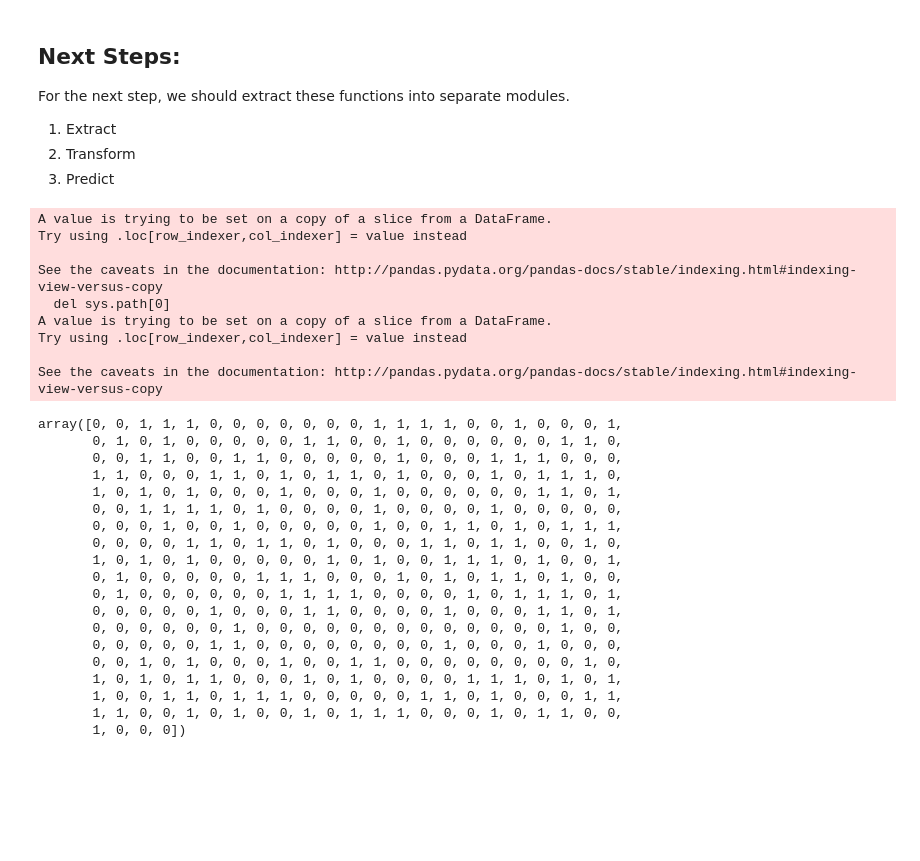
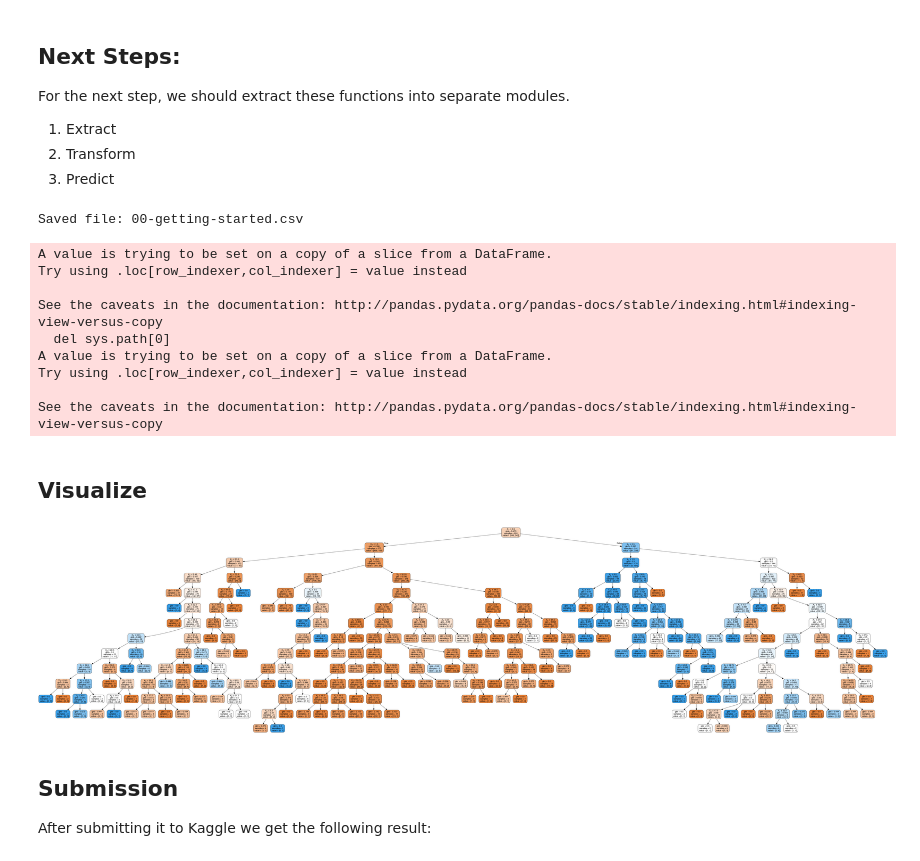
Before and after one commit to frankzl/titanic-kaggle-challenge, a Jupyter notebook: 00-Getting-Started.ipynb, the cells around one changed output. Drawn from its saved outputs; the diff is of its cells as text; code cells hidden in the pictures; blank space fills up the shorter version.

```diff
--- a/00-Getting-Started.ipynb
+++ b/00-Getting-Started.ipynb
@@ -175,33 +175,42 @@ labels = train['Survived']
 
 tree = dt.DecisionTree(features)
 p.train(tree, transform(train), labels)
-p.predict(tree, transform(test))
+predictions = p.predict(tree, transform(test))
+
+ID = "PassengerId"
+LABEL = "Survived"
+
+p.save( "00-getting-started.csv", [ID, LABEL], test[ID], predictions)
 # %% [output]
-A value is trying to be set on a copy of a slice from a DataFrame.
-Try using .loc[row_indexer,col_indexer] = value instead
-
-See the caveats in the documentation: http://pandas.pydata.org/pandas-docs/stable/indexing.html#indexing-view-versus-copy
-  del sys.path[0]
-A value is trying to be set on a copy of a slice from a DataFrame.
-Try using .loc[row_indexer,col_indexer] = value instead
-
-See the caveats in the documentation: http://pandas.pydata.org/pandas-docs/stable/indexing.html#indexing-view-versus-copy
+Saved file: 00-getting-started.csv
-array([0, 0, 1, 1, 1, 0, 0, 0, 0, 0, 0, 0, 1, 1, 1, 1, 0, 0, 1, 0, 0, 0, 1,
-       0, 1, 0, 1, 0, 0, 0, 0, 0, 1, 1, 0, 0, 1, 0, 0, 0, 0, 0, 0, 1, 1, 0,
-       0, 0, 1, 1, 0, 0, 1, 1, 0, 0, 0, 0, 0, 1, 0, 0, 0, 1, 1, 1, 0, 0, 0,
-       1, 1, 0, 0, 0, 1, 1, 0, 1, 0, 1, 1, 0, 1, 0, 0, 0, 1, 0, 1, 1, 1, 0,
-       1, 0, 1, 0, 1, 0, 0, 0, 1, 0, 0, 0, 1, 0, 0, 0, 0, 0, 0, 1, 1, 0, 1,
-       0, 0, 1, 1, 1, 1, 0, 1, 0, 0, 0, 0, 1, 0, 0, 0, 0, 1, 0, 0, 0, 0, 0,
-       0, 0, 0, 1, 0, 0, 1, 0, 0, 0, 0, 0, 1, 0, 0, 1, 1, 0, 1, 0, 1, 1, 1,
-       0, 0, 0, 0, 1, 1, 0, 1, 1, 0, 1, 0, 0, 0, 1, 1, 0, 1, 1, 0, 0, 1, 0,
-       1, 0, 1, 0, 1, 0, 0, 0, 0, 0, 1, 0, 1, 0, 0, 1, 1, 1, 0, 1, 0, 0, 1,
-       0, 1, 0, 0, 0, 0, 0, 1, 1, 1, 0, 0, 0, 1, 0, 1, 0, 1, 1, 0, 1, 0, 0,
-       0, 1, 0, 0, 0, 0, 0, 0, 1, 1, 1, 1, 0, 0, 0, 0, 1, 0, 1, 1, 1, 0, 1,
-       0, 0, 0, 0, 0, 1, 0, 0, 0, 1, 1, 0, 0, 0, 0, 1, 0, 0, 0, 1, 1, 0, 1,
-       0, 0, 0, 0, 0, 0, 1, 0, 0, 0, 0, 0, 0, 0, 0, 0, 0, 0, 0, 0, 1, 0, 0,
-       0, 0, 0, 0, 0, 1, 1, 0, 0, 0, 0, 0, 0, 0, 0, 1, 0, 0, 0, 1, 0, 0, 0,
-       0, 0, 1, 0, 1, 0, 0, 0, 1, 0, 0, 1, 1, 0, 0, 0, 0, 0, 0, 0, 0, 1, 0,
-       1, 0, 1, 0, 1, 1, 0, 0, 0, 1, 0, 1, 0, 0, 0, 0, 1, 1, 1, 0, 1, 0, 1,
-       1, 0, 0, 1, 1, 0, 1, 1, 1, 0, 0, 0, 0, 0, 1, 1, 0, 1, 0, 0, 0, 1, 1,
-       1, 1, 0, 0, 1, 0, 1, 0, 0, 1, 0, 1, 1, 1, 0, 0, 0, 1, 0, 1, 1, 0, 0,
-       1, 0, 0, 0])
+A value is trying to be set on a copy of a slice from a DataFrame.
+Try using .loc[row_indexer,col_indexer] = value instead
+
+See the caveats in the documentation: http://pandas.pydata.org/pandas-docs/stable/indexing.html#indexing-view-versus-copy
+  del sys.path[0]
+A value is trying to be set on a copy of a slice from a DataFrame.
+Try using .loc[row_indexer,col_indexer] = value instead
+
+See the caveats in the documentation: http://pandas.pydata.org/pandas-docs/stable/indexing.html#indexing-view-versus-copy
+# %% [markdown]
+## Visualize
+# %%
+from sklearn.externals.six import StringIO
+from IPython.display import Image
+from sklearn.tree import export_graphviz
+import pydotplus
+
+dot_data = StringIO()
+
+export_graphviz(tree.model, out_file=dot_data,
+                filled=True, rounded=True,
+                special_characters=True)
+
+graph = pydotplus.graph_from_dot_data(dot_data.getvalue())
+Image(graph.create_png())
+# %% [output]
+[figure, added]
+# %% [markdown]
+## Submission
+
+After submitting it to Kaggle we get the following result:
```
Also changed, not shown: parts of 2 cells of this notebook, 4 other files.
